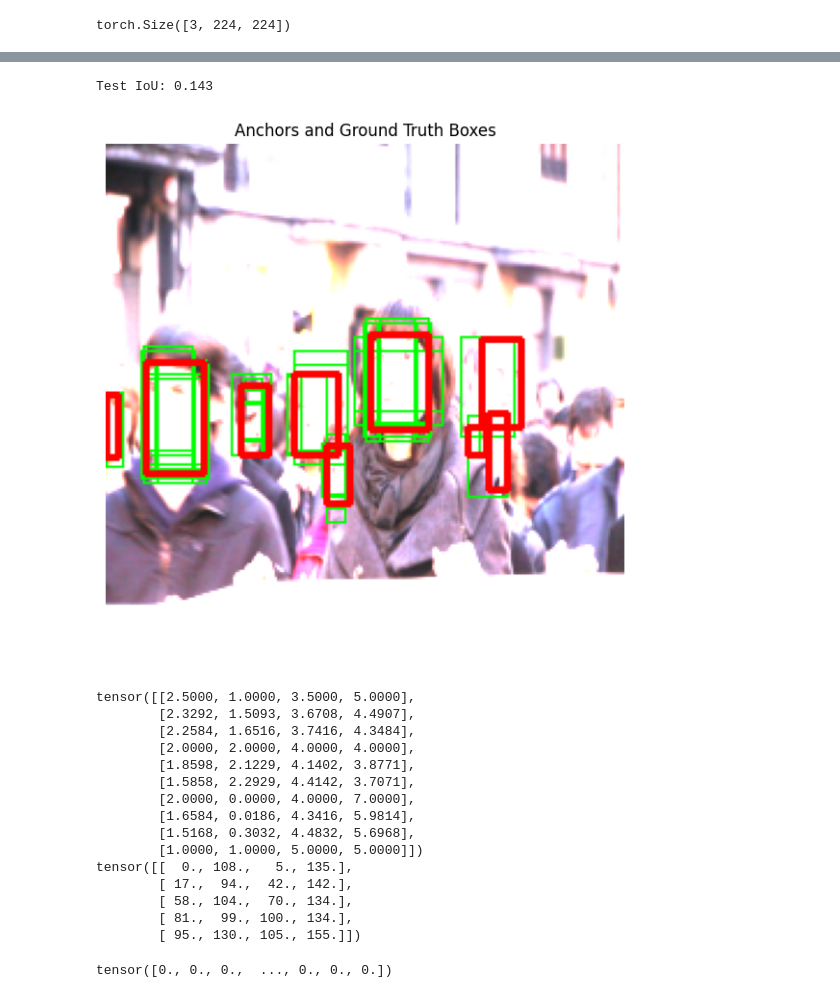
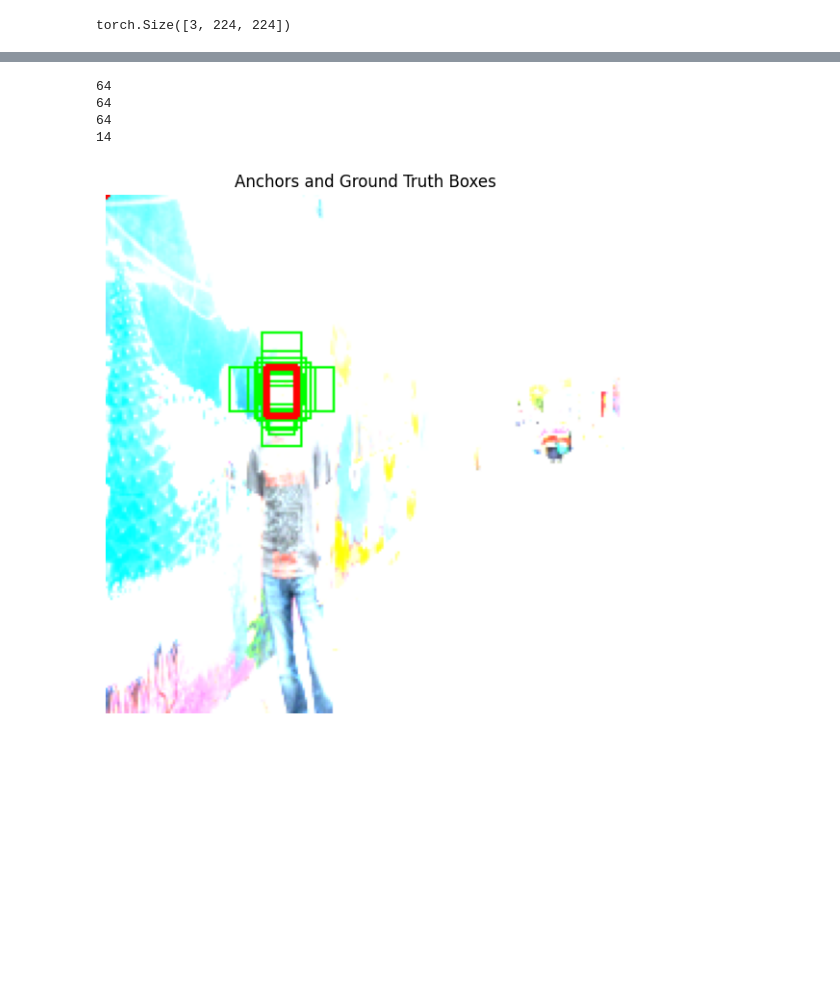
Before and after one commit to Atlas2p0/FasterRCNNFaceDetection, a Jupyter notebook: notebooks/scratch.ipynb, the cells around one changed output, grey strips where cells are left out. Cells and saved outputs as stored; diff of their text form; code cells hidden in the pictures; blank space fills up the shorter version.

```diff
--- a/notebooks/scratch.ipynb
+++ b/notebooks/scratch.ipynb
@@ -432,35 +71,35 @@ Anchor 4: max IoU = 0.700 with GT 5
-# %%
-# Test IoU calculation
-test_box1 = torch.tensor([[0, 0, 10, 10]], dtype=torch.float32)
-test_box2 = torch.tensor([[5, 5, 15, 15]], dtype=torch.float32)  # Should have IoU ≈ 0.14
-test_iou = calculate_iou(test_box1, test_box2)
-print(f"Test IoU: {test_iou.item():.3f}")  # Should be ~0.14
-# %% [output]
-Test IoU: 0.143
-# %%
-visualize_anchors_and_gt(sample_image, pos_anchors, pos_gt_boxes)
-# %% [output]
-[figure, removed]
-# %%
-print(all_anchors[:10])          # should be ~[0–223]
-print(filtered_boxes[:5])          # should be ~[0–223]
-# %% [output]
-tensor([[2.5000, 1.0000, 3.5000, 5.0000],
-        [2.3292, 1.5093, 3.6708, 4.4907],
-        [2.2584, 1.6516, 3.7416, 4.3484],
-        [2.0000, 2.0000, 4.0000, 4.0000],
-        [1.8598, 2.1229, 4.1402, 3.8771],
-        [1.5858, 2.2929, 4.4142, 3.7071],
-        [2.0000, 0.0000, 4.0000, 7.0000],
-        [1.6584, 0.0186, 4.3416, 5.9814],
-        [1.5168, 0.3032, 4.4832, 5.6968],
-        [1.0000, 1.0000, 5.0000, 5.0000]])
-tensor([[  0., 108.,   5., 135.],
-        [ 17.,  94.,  42., 142.],
-        [ 58., 104.,  70., 134.],
-        [ 81.,  99., 100., 134.],
-        [ 95., 130., 105., 155.]])
-# %%
-print(calculate_ious(all_anchors, filtered_boxes[:5]).max(dim=1)[0])
-# %% [output]
-tensor([0., 0., 0.,  ..., 0., 0., 0.])
+# %%
+def project_bboxes(bboxes, stride, mode='a2p'):
+    assert mode in ['a2p', 'p2a']
+
+    batch_size= bboxes.size(dim= 0)
+    proj_bboxes= bboxes.clone().reshape(batch_size, -1, 4)
+    invalid_bbox_mask= (proj_bboxes == -1)
+
+    if mode == 'a2p':
+        proj_bboxes[:, :, [0, 2]] *= stride
+        proj_bboxes[:, :, [1, 3]] *= stride
+    else:
+        proj_bboxes[:, :, [0, 2]] /= stride
+        proj_bboxes[:, :, [1, 3]] /= stride
+
+    proj_bboxes.masked_fill_(invalid_bbox_mask, -1)
+    proj_bboxes.resize_as_(bboxes)
+    return proj_bboxes
+# %%
+projected_boxes= project_bboxes(sample_label.unsqueeze(0), config.ANCHOR_STRIDE, mode= 'p2a')
+projected_boxes= filter_valid_bboxes(projected_boxes.squeeze(0))
+matched_boxes, labels, gt_assign= match_anchors_to_gt(all_anchors,
+                                            sample_label
+                                            )
+pos_mask= labels == 1
+neg_mask= labels == 0
+mask= matched_boxes[pos_mask]
+all_anchors[mask]
+visualize_anchors_and_gt(sample_image, all_anchors[mask], sample_label)
+# %% [output]
+64
+64
+64
+14
+[figure, added]
```
Also changed, not shown: parts of 27 cells of this notebook, 9 other files.
